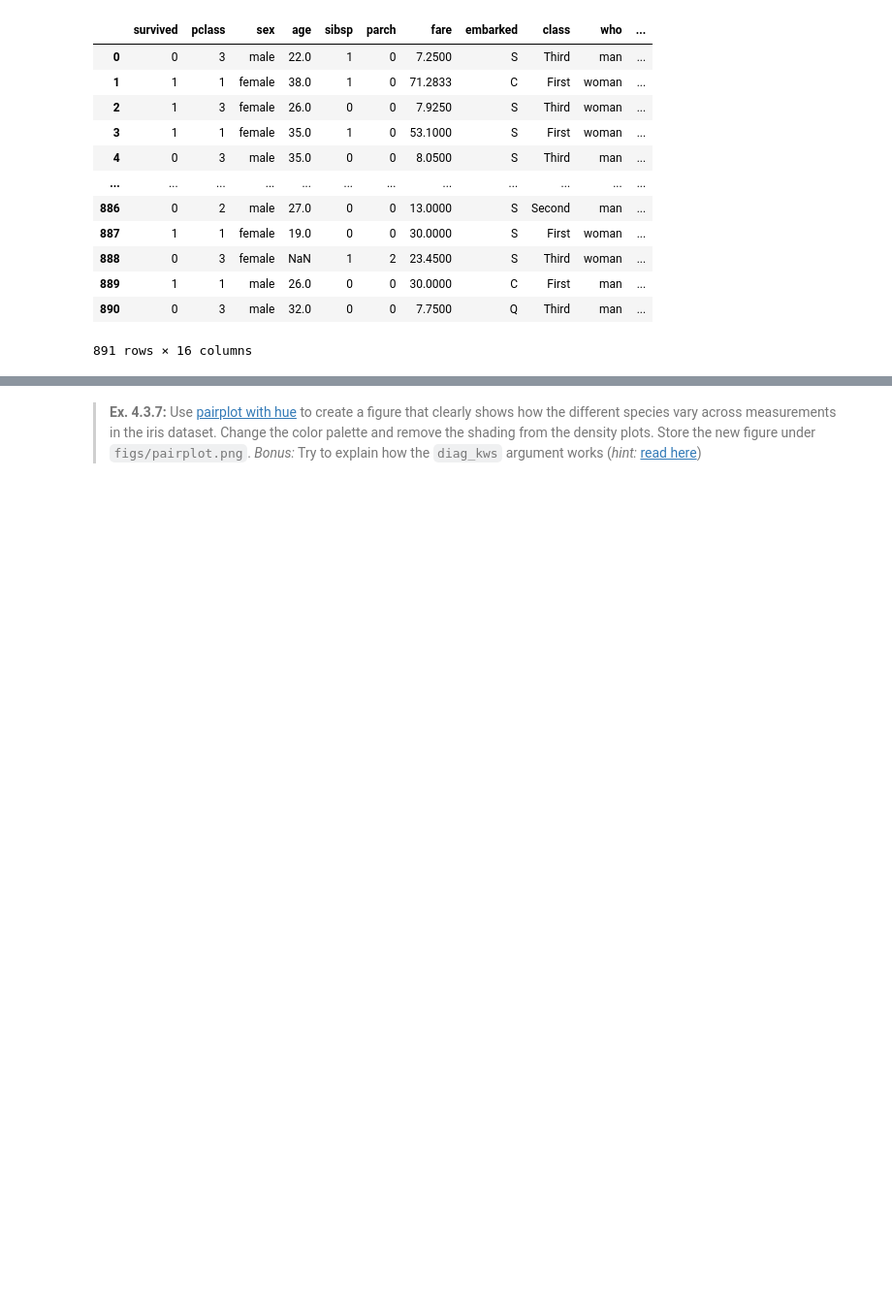
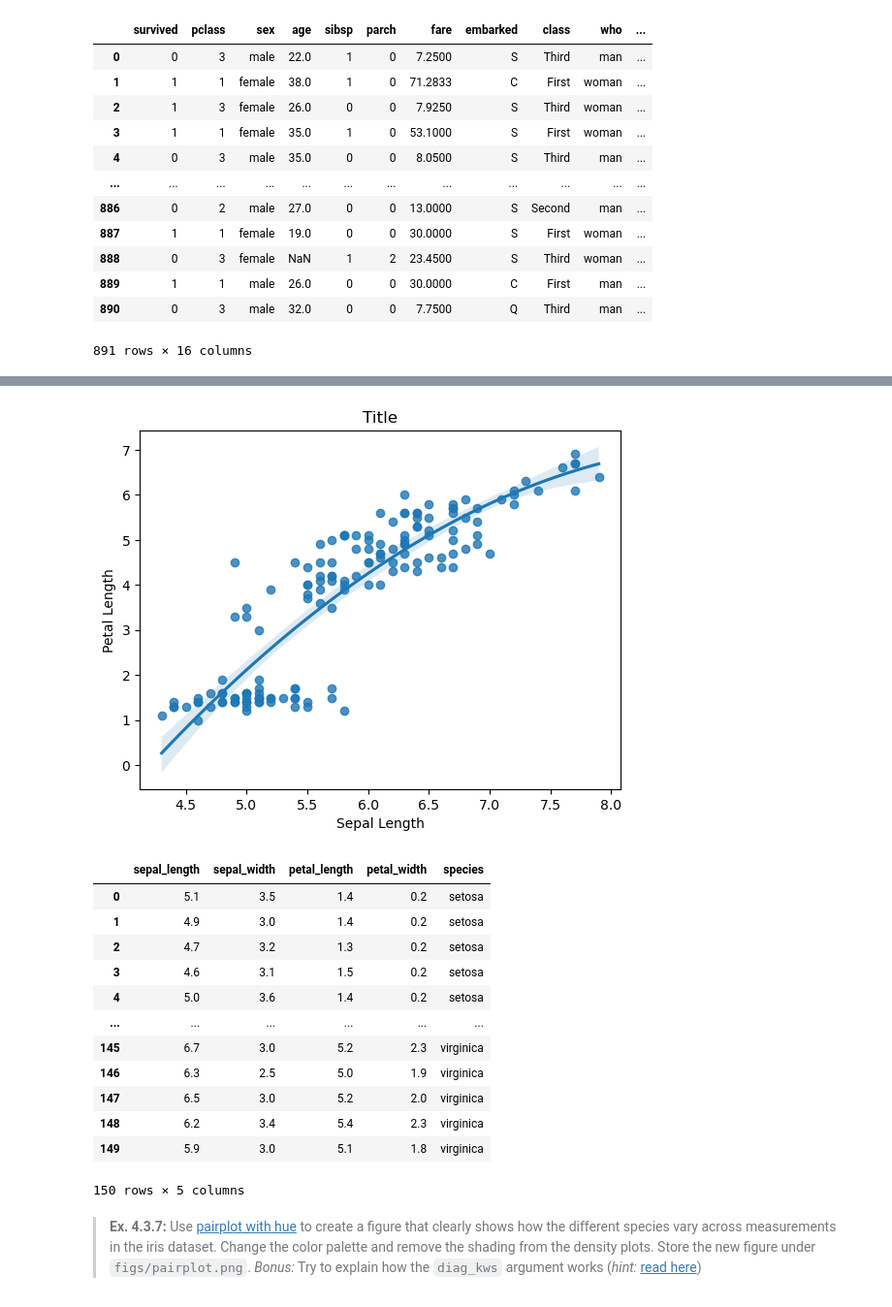
Before and after one commit to Gr-Elena/isds2023_group31, a Jupyter notebook: assignment_1_Mathias.ipynb, the cells around one changed output, grey strips where cells are left out. Shown at 97% size. Drawn from its saved outputs; the diff is of its cells as text; code cells hidden in the pictures; blank space fills up the shorter version.

```diff
--- a/assignment_1_Mathias.ipynb
+++ b/assignment_1_Mathias.ipynb
@@ -664,2 +663,36 @@ raise NotImplementedError()
+# %%
+# YOUR CODE HERE
+iris = sns.load_dataset('iris')
+iris
+
+
+#sns.scatterplot(data = iris, x = 'sepal_length', y = 'petal_length', hue = 'species')
+flower_fig = sns.regplot(data = iris, x = 'sepal_length', y = 'petal_length',  order = 2)
+plt.title('Title')
+plt.xlabel('Sepal Length')
+plt.ylabel('Petal Length')
+plt.show()
+
+"""
+We can categorise the folwers into their different species.
+We could then estimate the fitted line for each species instead of all of them at ones.
+"""
+
+iris
+# %% [output]
+[figure, added]
+|  | sepal_length | sepal_width | petal_length | petal_width | species |
+| 0 | 5.1 | 3.5 | 1.4 | 0.2 | setosa |
+| 1 | 4.9 | 3.0 | 1.4 | 0.2 | setosa |
+| 2 | 4.7 | 3.2 | 1.3 | 0.2 | setosa |
+| 3 | 4.6 | 3.1 | 1.5 | 0.2 | setosa |
+| 4 | 5.0 | 3.6 | 1.4 | 0.2 | setosa |
+| ... | ... | ... | ... | ... | ... |
+| 145 | 6.7 | 3.0 | 5.2 | 2.3 | virginica |
+| 146 | 6.3 | 2.5 | 5.0 | 1.9 | virginica |
+| 147 | 6.5 | 3.0 | 5.2 | 2.0 | virginica |
+| 148 | 6.2 | 3.4 | 5.4 | 2.3 | virginica |
+| 149 | 5.9 | 3.0 | 5.1 | 1.8 | virginica |
+150 rows × 5 columns
 # %% [markdown]
 > **Ex. 4.3.7:** Use [pairplot with hue](https://seaborn.pydata.org/generated/seaborn.pairplot.html) to create a figure that clearly shows how the different species vary across measurements in the iris dataset. Change the color palette and remove the shading from the density plots. Store the new figure under `figs/pairplot.png`. _Bonus:_ Try to explain how the `diag_kws` argument works (_hint:_ [read here](https://stackoverflow.com/questions/1769403/understanding-kwargs-in-python))
```
Also changed, not shown: parts of 4 cells of this notebook.
